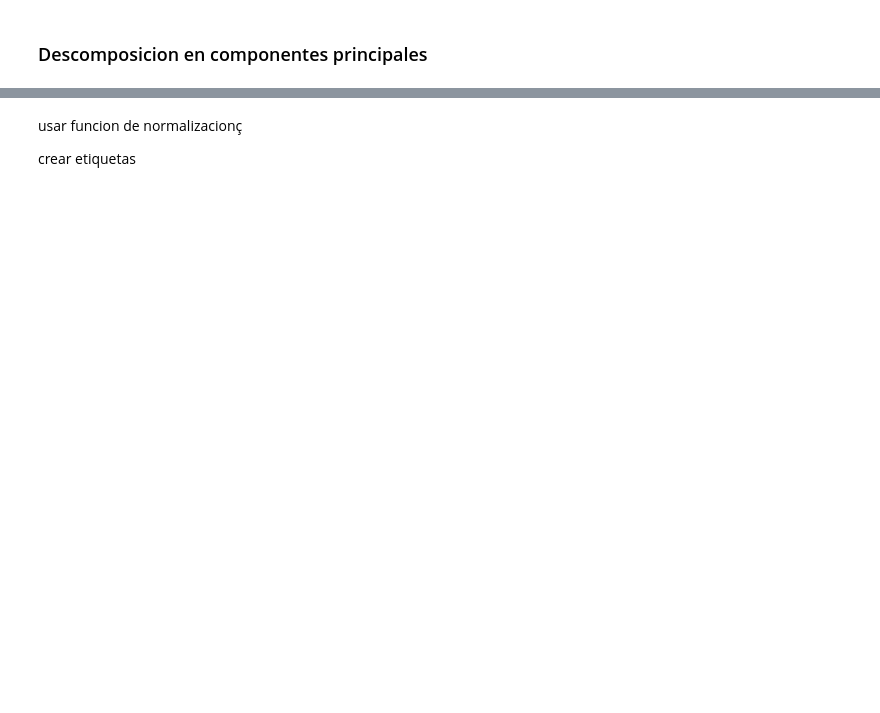
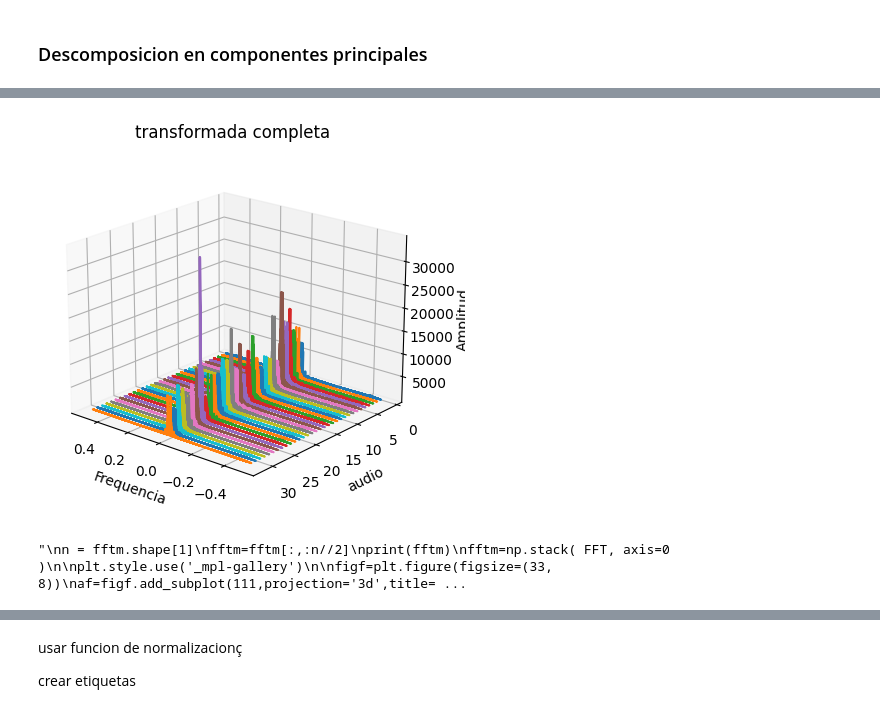
Before and after one commit to m16u3lll/ML, a Jupyter notebook: audiosv1.ipynb, the cells around one changed output, grey strips where cells are left out. Drawn from its saved outputs; the diff is of its cells as text; code cells hidden in the pictures; blank space fills up the shorter version.

```diff
--- a/audiosv1.ipynb
+++ b/audiosv1.ipynb
@@ -175,0 +177,57 @@ No artists with labels found to put in legend.  Note that artists whose label st
+# %%
+FuTr=[]
+
+for n in range(len(mat)):
+    furier=scipy.fft.fft(Nmatrix[n])
+    afurier=np.absolute(furier)
+    FuTr.append(afurier)
+
+freq=scipy.fft.fftfreq(len(Nmatrix[0]))
+
+#plt.plot(freq,FuTr[0])
+fig = plt.figure()
+ax = fig.add_subplot(111, projection='3d',title='transformada completa')
+
+plane=[]
+for m in range(len(Nmatrix)):
+    aux=[]
+    for i in range(len(Nmatrix[0])):
+        aux.append(m+1)
+
+    plane.append(aux)
+
+
+for j in range(len(Nmatrix)):
+    ax.plot(freq,plane[j],FuTr[j])
+
+# Set the labels and title of the plot
+ax.set_xlabel("Frequencia")
+ax.set_ylabel("audio")
+ax.set_zlabel("Amplitud")
+
+ax.view_init(20,130 )
+
+
+plt.show()
+
+
+'''
+n = fftm.shape[1]
+fftm=fftm[:,:n//2]
+print(fftm)
+fftm=np.stack( FFT, axis=0 )
+
+plt.style.use('_mpl-gallery')
+
+figf=plt.figure(figsize=(33, 8))
+af=figf.add_subplot(111,projection='3d',title='furier')
+
+for o in range(fftm.shape[0]):
+    X = fftm[:,o]#filas
+    Y = np.linspace(0,fftm.shape[1],fftm.shape[1])#columnas
+    Z = np.linspace(0,fftm.shape[0],fftm.shape[0])
+    ax.scatter(X,Y,Z,marker='o', label=wavs[j])
+'''
+# %% [output]
+[figure, added]
+"\nn = fftm.shape[1]\nfftm=fftm[:,:n//2]\nprint(fftm)\nfftm=np.stack( FFT, axis=0 )\n\nplt.style.use('_mpl-gallery')\n\nfigf=plt.figure(figsize=(33, 8))\naf=figf.add_subplot(111,projection='3d',title= ...
```
Also changed, not shown: parts of 15 cells of this notebook.
